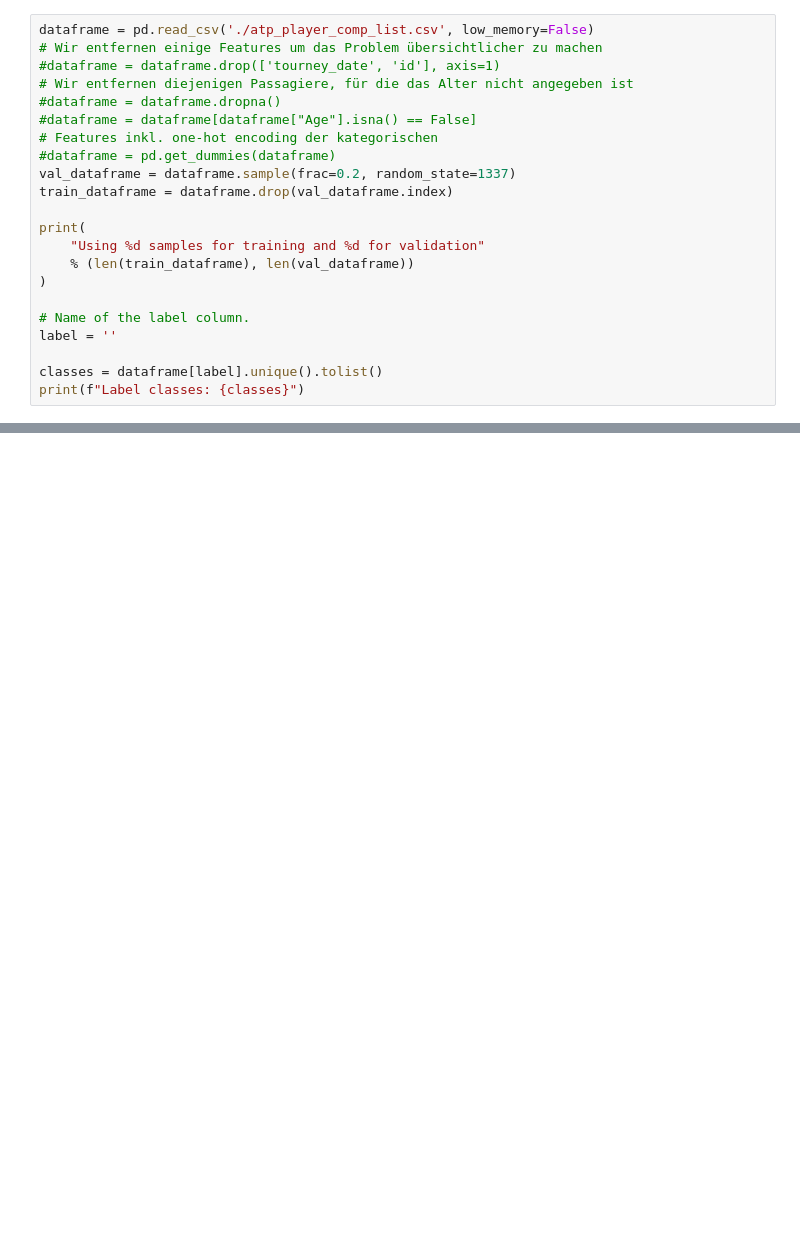
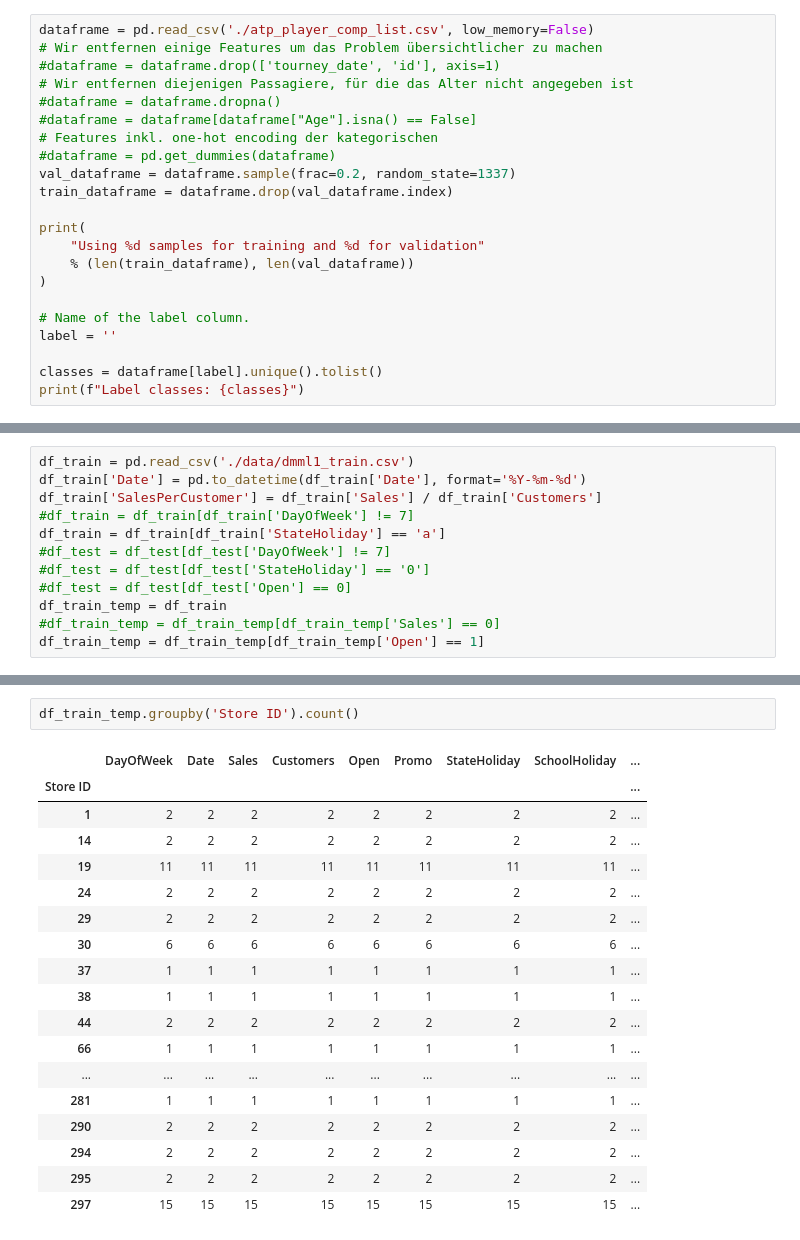
Before and after one commit to turulix/DMML1_Projekt, a Jupyter notebook: DMML1_Projekt_Test_Schwarz.ipynb, the cells around one changed output, grey strips where cells are left out. Saved outputs shown, nothing was run; the diff lists cells and outputs as text; blank space fills up the shorter version.

```diff
--- a/DMML1_Projekt_Test_Schwarz.ipynb
+++ b/DMML1_Projekt_Test_Schwarz.ipynb
@@ -64,0 +92,12 @@ df_stores
+# %%
+df_train = pd.read_csv('./data/dmml1_train.csv')
+df_train['Date'] = pd.to_datetime(df_train['Date'], format='%Y-%m-%d')
+df_train['SalesPerCustomer'] = df_train['Sales'] / df_train['Customers']
+#df_train = df_train[df_train['DayOfWeek'] != 7]
+df_train = df_train[df_train['StateHoliday'] == 'a']
+#df_test = df_test[df_test['DayOfWeek'] != 7]
+#df_test = df_test[df_test['StateHoliday'] == '0']
+#df_test = df_test[df_test['Open'] == 0]
+df_train_temp = df_train
+#df_train_temp = df_train_temp[df_train_temp['Sales'] == 0]
+df_train_temp = df_train_temp[df_train_temp['Open'] == 1]
@@ -64,0 +137,21 @@ df_stores
+# %%
+df_train_temp.groupby('Store ID').count()
+# %% [output]
+|  | DayOfWeek | Date | Sales | Customers | Open | Promo | StateHoliday | SchoolHoliday | ... |
+| Store ID |  |  |  |  |  |  |  |  | ... |
+| 1 | 2 | 2 | 2 | 2 | 2 | 2 | 2 | 2 | ... |
+| 14 | 2 | 2 | 2 | 2 | 2 | 2 | 2 | 2 | ... |
+| 19 | 11 | 11 | 11 | 11 | 11 | 11 | 11 | 11 | ... |
+| 24 | 2 | 2 | 2 | 2 | 2 | 2 | 2 | 2 | ... |
+| 29 | 2 | 2 | 2 | 2 | 2 | 2 | 2 | 2 | ... |
+| 30 | 6 | 6 | 6 | 6 | 6 | 6 | 6 | 6 | ... |
+| 37 | 1 | 1 | 1 | 1 | 1 | 1 | 1 | 1 | ... |
+| 38 | 1 | 1 | 1 | 1 | 1 | 1 | 1 | 1 | ... |
+| 44 | 2 | 2 | 2 | 2 | 2 | 2 | 2 | 2 | ... |
+| 66 | 1 | 1 | 1 | 1 | 1 | 1 | 1 | 1 | ... |
+| ... | ... | ... | ... | ... | ... | ... | ... | ... | ... |
+| 281 | 1 | 1 | 1 | 1 | 1 | 1 | 1 | 1 | ... |
+| 290 | 2 | 2 | 2 | 2 | 2 | 2 | 2 | 2 | ... |
+| 294 | 2 | 2 | 2 | 2 | 2 | 2 | 2 | 2 | ... |
+| 295 | 2 | 2 | 2 | 2 | 2 | 2 | 2 | 2 | ... |
+| 297 | 15 | 15 | 15 | 15 | 15 | 15 | 15 | 15 | ... |
```
Also changed, not shown: parts of 19 cells of this notebook.
